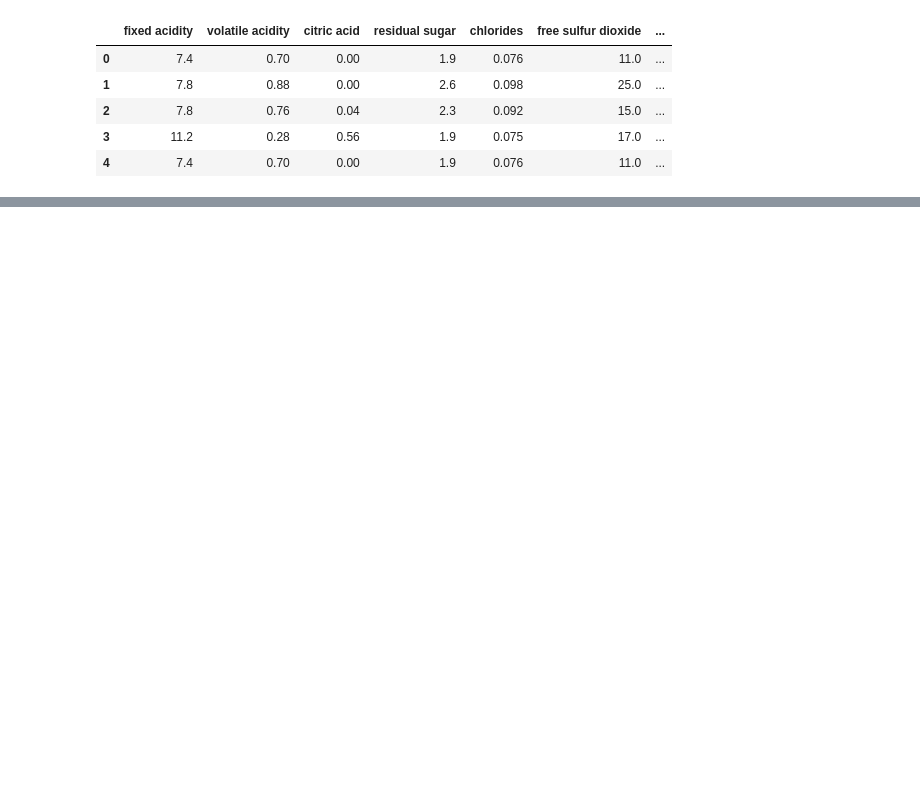
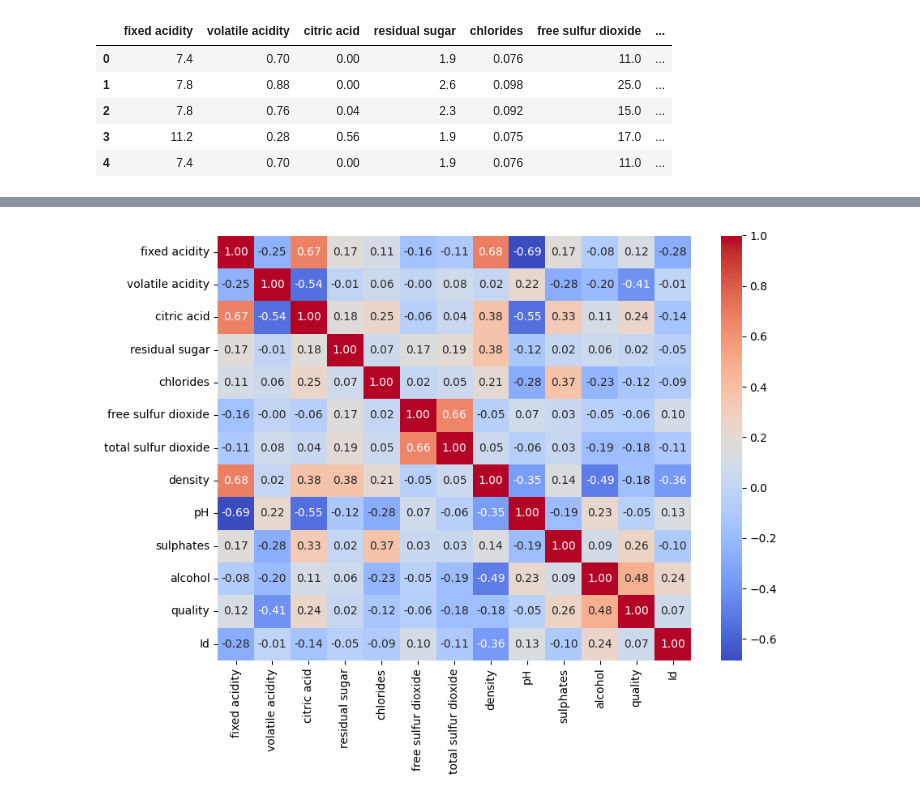
Before and after one commit to Enes004/DataScienceProjects, a Jupyter notebook: WineQualDataset.ipynb, the cells around one changed output, grey strips where cells are left out. Cells and saved outputs as stored; diff of their text form; code cells hidden in the pictures; blank space fills up the shorter version.

```diff
--- a/WineQualDataset.ipynb
+++ b/WineQualDataset.ipynb
@@ -16,0 +89,8 @@ df.head(5)
+# %%
+plt.figure(figsize=(9, 7))
+cor = df.corr(numeric_only=True)
+sns.heatmap(data=cor , annot=True , fmt=".2f" ,cmap = "coolwarm" ,linecolor='black' )
+plt.tight_layout()
+plt.show()
+# %% [output]
+[figure, added]
```
Also changed, not shown: parts of 13 cells of this notebook.
